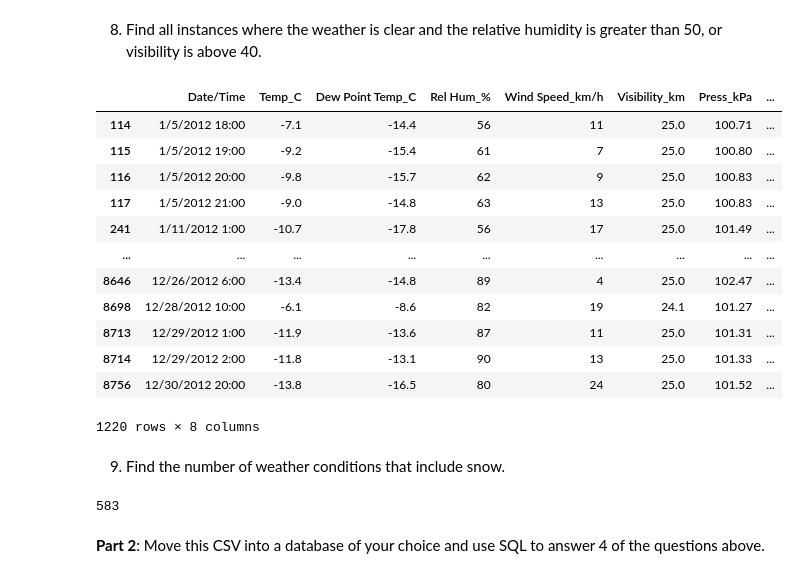
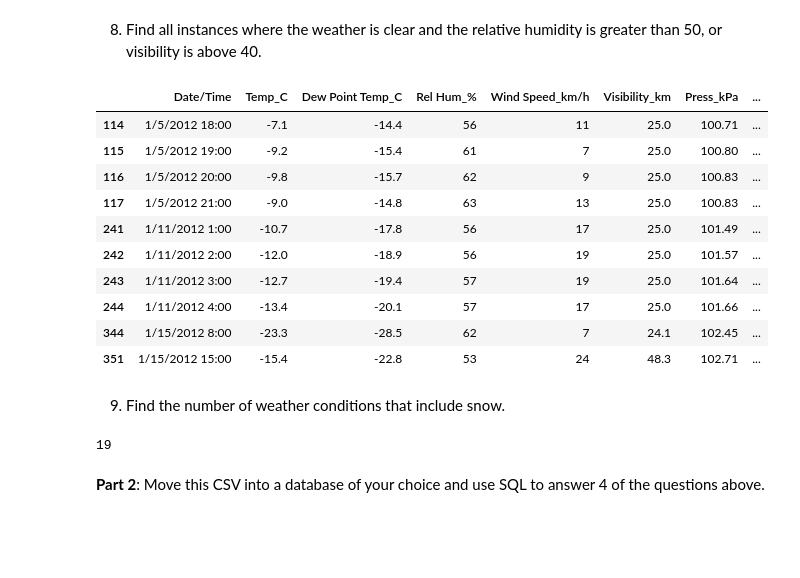
Before and after one commit to tony-nyagah/lux-academy, a Jupyter notebook: src/lux_academy/5-week-bootcamp/week-1/weather-analysis.ipynb, the cells around one changed output. Cells and saved outputs as stored; diff of their text form; code cells hidden in the pictures; blank space fills up the shorter version.

Commit message:
finish up weather data analysis - use both pandas/python and sql

```diff
--- a/src/lux_academy/5-week-bootcamp/week-1/weather-analysis.ipynb
+++ b/src/lux_academy/5-week-bootcamp/week-1/weather-analysis.ipynb
@@ -137,28 +131,26 @@ mean_weather_condition_data
 8. Find all instances where the weather is clear and the relative humidity is greater than 50, or visibility is above 40.
 # %%
 clear_weather_great_humidity_visibility = (data["Weather_Condition"] == "Clear") & ((data["Rel Hum_%"] > 50) | (data["Visibility_km"] > 40))
-data[clear_weather_great_humidity_visibility]
+data[clear_weather_great_humidity_visibility][:10]
 # %% [output]
 |  | Date/Time | Temp_C | Dew Point Temp_C | Rel Hum_% | Wind Speed_km/h | Visibility_km | Press_kPa | ... |
 | 114 | 1/5/2012 18:00 | -7.1 | -14.4 | 56 | 11 | 25.0 | 100.71 | ... |
 | 115 | 1/5/2012 19:00 | -9.2 | -15.4 | 61 | 7 | 25.0 | 100.80 | ... |
 | 116 | 1/5/2012 20:00 | -9.8 | -15.7 | 62 | 9 | 25.0 | 100.83 | ... |
 | 117 | 1/5/2012 21:00 | -9.0 | -14.8 | 63 | 13 | 25.0 | 100.83 | ... |
 | 241 | 1/11/2012 1:00 | -10.7 | -17.8 | 56 | 17 | 25.0 | 101.49 | ... |
-| ... | ... | ... | ... | ... | ... | ... | ... | ... |
-| 8646 | 12/26/2012 6:00 | -13.4 | -14.8 | 89 | 4 | 25.0 | 102.47 | ... |
-| 8698 | 12/28/2012 10:00 | -6.1 | -8.6 | 82 | 19 | 24.1 | 101.27 | ... |
-| 8713 | 12/29/2012 1:00 | -11.9 | -13.6 | 87 | 11 | 25.0 | 101.31 | ... |
-| 8714 | 12/29/2012 2:00 | -11.8 | -13.1 | 90 | 13 | 25.0 | 101.33 | ... |
-| 8756 | 12/30/2012 20:00 | -13.8 | -16.5 | 80 | 24 | 25.0 | 101.52 | ... |
+| 242 | 1/11/2012 2:00 | -12.0 | -18.9 | 56 | 19 | 25.0 | 101.57 | ... |
+| 243 | 1/11/2012 3:00 | -12.7 | -19.4 | 57 | 19 | 25.0 | 101.64 | ... |
+| 244 | 1/11/2012 4:00 | -13.4 | -20.1 | 57 | 17 | 25.0 | 101.66 | ... |
+| 344 | 1/15/2012 8:00 | -23.3 | -28.5 | 62 | 7 | 24.1 | 102.45 | ... |
+| 351 | 1/15/2012 15:00 | -15.4 | -22.8 | 53 | 24 | 48.3 | 102.71 | ... |
-1220 rows × 8 columns
 # %% [markdown]
 9. Find the number of weather conditions that include snow.
 # %%
 snow_weather_conditions = data[data["Weather_Condition"].str.contains("Snow")]
-len(snow_weather_conditions)
+len(snow_weather_conditions["Weather_Condition"].unique())
 # %% [output]
-583
+19
 # %% [markdown]
 **Part 2**: Move this CSV into a database of your choice and use SQL to answer 4 of the questions above.
 # %%
```
Also changed, not shown: parts of 12 cells of this notebook, 5 other files.
